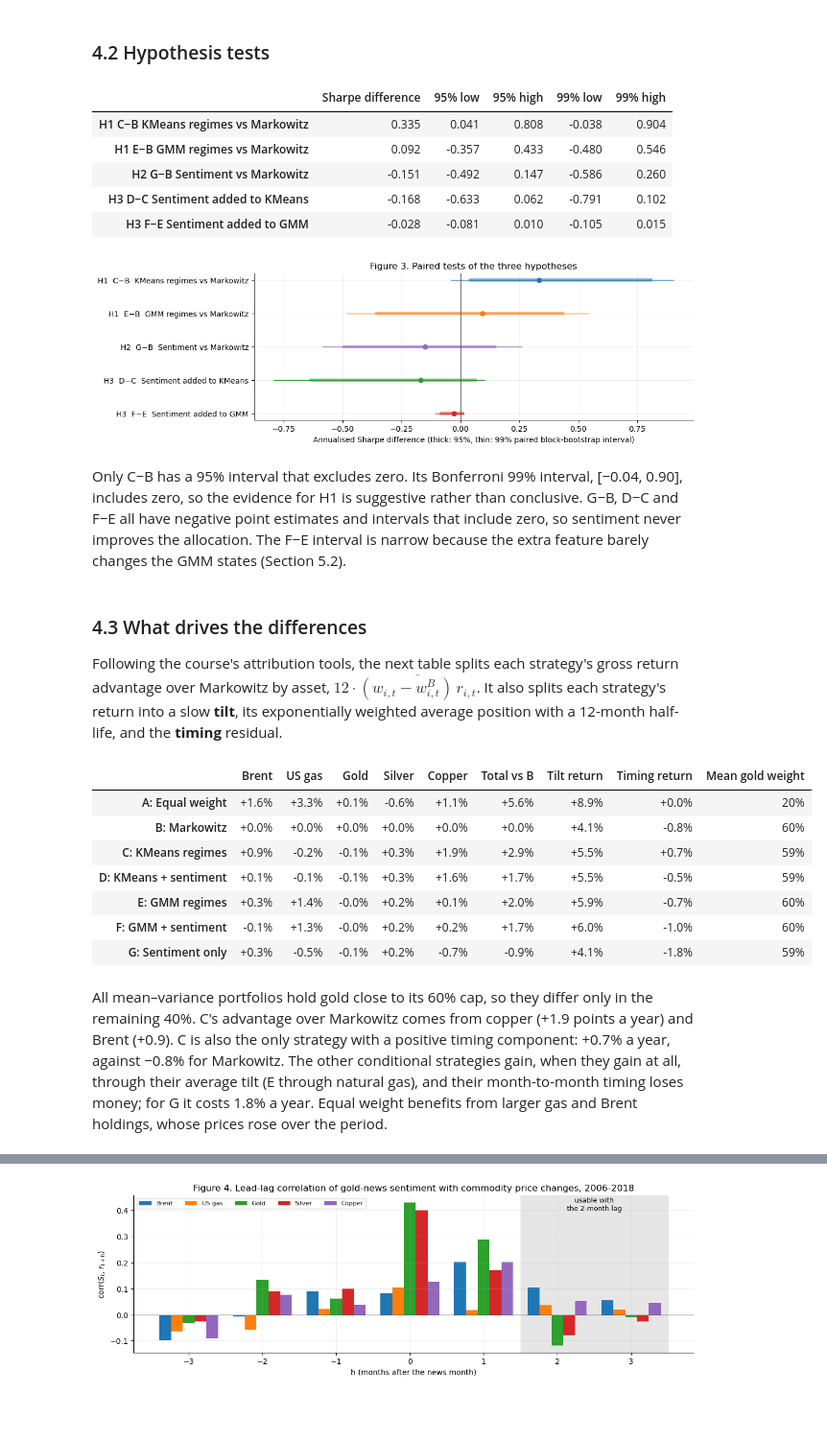
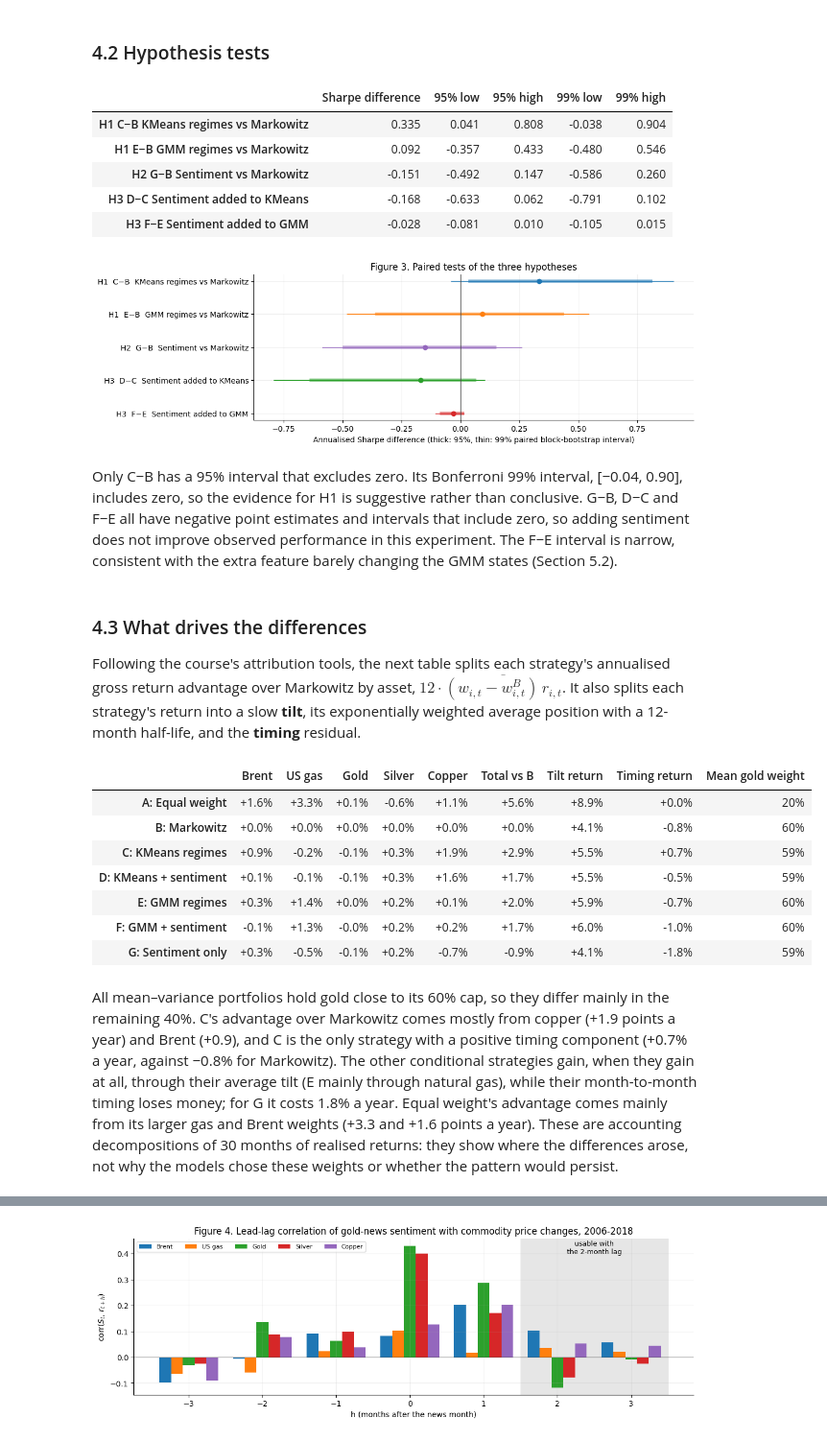
Before and after one commit to onsjd/Machine-learning-for-portfolio-management, a Jupyter notebook: Final_Research_Notebook.ipynb, the cells around one changed output, grey strips where cells are left out. Shown at 96% size. Saved outputs shown, nothing was run; the diff lists cells and outputs as text; code cells hidden in the pictures; blank space fills up the shorter version.

```diff
--- a/Final_Research_Notebook.ipynb
+++ b/Final_Research_Notebook.ipynb
@@ -268,9 +266,11 @@ def select_counts(data, train_idx, valid_idx):
         assert gm.converged_
         groups = km.predict(z_valid)
         silhouette = silhouette_score(z_valid, groups) if 1 < len(np.unique(groups)) < len(groups) else np.nan
-        rows.append({"k": k, "KMeans validation silhouette": silhouette, "GMM training BIC": gm.bic(z_train)})
+        rows.append({"k": k, "KMeans validation silhouette": silhouette,
+                     "KMeans validation groups": len(np.unique(groups)), "GMM training BIC": gm.bic(z_train)})
     table = pd.DataFrame(rows).set_index("k")
-    return {"KMeans": int(table.iloc[:, 0].idxmax()), "GMM": int(table.iloc[:, 1].idxmin())}, table
+    return {"KMeans": int(table["KMeans validation silhouette"].idxmax()),
+            "GMM": int(table["GMM training BIC"].idxmin())}, table
 
 def fit_memberships(data, algorithm, k, dev_idx, seed=SEED):
     """Fit the scaler and model on development months only; return memberships for every month."""
@@ -498,33 +500,33 @@ plt.show()
 | H2 G−B Sentiment vs Markowitz | -0.151 | -0.492 | 0.147 | -0.586 | 0.260 |
 | H3 D−C Sentiment added to KMeans | -0.168 | -0.633 | 0.062 | -0.791 | 0.102 |
 | H3 F−E Sentiment added to GMM | -0.028 | -0.081 | 0.010 | -0.105 | 0.015 |
-[figure, old version]
+[figure, new version]
 # %% [markdown]
-Only C−B has a 95% interval that excludes zero. Its Bonferroni 99% interval, [−0.04, 0.90], includes zero, so the evidence for H1 is suggestive rather than conclusive. G−B, D−C and F−E all have negative point estimates and intervals that include zero, so sentiment never improves the allocation. The F−E interval is narrow because the extra feature barely changes the GMM states (Section 5.2).
+Only C−B has a 95% interval that excludes zero. Its Bonferroni 99% interval, [−0.04, 0.90], includes zero, so the evidence for H1 is suggestive rather than conclusive. G−B, D−C and F−E all have negative point estimates and intervals that include zero, so adding sentiment does not improve observed performance in this experiment. The F−E interval is narrow, consistent with the extra feature barely changing the GMM states (Section 5.2).
 # %% [markdown]
 ### 4.3 What drives the differences
-Following the course's attribution tools, the next table splits each strategy's gross return advantage over Markowitz by asset, $12\cdot\overline{(w_{i,t}-w^{B}_{i,t})\,r_{i,t}}$. It also splits each strategy's return into a slow **tilt**, its exponentially weighted average position with a 12-month half-life, and the **timing** residual.
+Following the course's attribution tools, the next table splits each strategy's annualised gross return advantage over Markowitz by asset, $12\cdot\overline{(w_{i,t}-w^{B}_{i,t})\,r_{i,t}}$. It also splits each strategy's return into a slow **tilt**, its exponentially weighted average position with a 12-month half-life, and the **timing** residual.
 # %%
 r_test = ret.loc[test_dates]
 drivers = pd.DataFrame({key: ((weights[key] - weights["B"]) * r_test).mean() * 12 for key in NAMES}).T
 drivers.columns = ["Brent", "US gas", "Gold", "Silver", "Copper"]
 drivers["Total vs B"] = drivers.sum(axis=1)
 for key in NAMES:
     tilt = weights[key].ewm(halflife=12).mean()
     drivers.loc[key, "Tilt return"] = (tilt * r_test).sum(axis=1).mean() * 12
     drivers.loc[key, "Timing return"] = ((weights[key] - tilt) * r_test).sum(axis=1).mean() * 12
 drivers["Mean gold weight"] = [weights[key].gold.mean() for key in NAMES]
 drivers.index = [f"{key}: {DESCRIPTIONS[key]}" for key in NAMES]
-display(drivers.style.format("{:+.1%}").format("{:.0%}", subset=["Mean gold weight"]))
+display(drivers.apply(lambda col: col.map(("{:.0%}" if col.name == "Mean gold weight" else "{:+.1%}").format)))
 # %% [output]
 |  | Brent | US gas | Gold | Silver | Copper | Total vs B | Tilt return | Timing return | Mean gold weight |
 | A: Equal weight | +1.6% | +3.3% | +0.1% | -0.6% | +1.1% | +5.6% | +8.9% | +0.0% | 20% |
 | B: Markowitz | +0.0% | +0.0% | +0.0% | +0.0% | +0.0% | +0.0% | +4.1% | -0.8% | 60% |
 | C: KMeans regimes | +0.9% | -0.2% | -0.1% | +0.3% | +1.9% | +2.9% | +5.5% | +0.7% | 59% |
 | D: KMeans + sentiment | +0.1% | -0.1% | -0.1% | +0.3% | +1.6% | +1.7% | +5.5% | -0.5% | 59% |
-| E: GMM regimes | +0.3% | +1.4% | -0.0% | +0.2% | +0.1% | +2.0% | +5.9% | -0.7% | 60% |
+| E: GMM regimes | +0.3% | +1.4% | +0.0% | +0.2% | +0.1% | +2.0% | +5.9% | -0.7% | 60% |
 | F: GMM + sentiment | -0.1% | +1.3% | -0.0% | +0.2% | +0.2% | +1.7% | +6.0% | -1.0% | 60% |
 | G: Sentiment only | +0.3% | -0.5% | -0.1% | +0.2% | -0.7% | -0.9% | +4.1% | -1.8% | 59% |
 # %% [markdown]
-All mean–variance portfolios hold gold close to its 60% cap, so they differ only in the remaining 40%. C's advantage over Markowitz comes from copper (+1.9 points a year) and Brent (+0.9). C is also the only strategy with a positive timing component: +0.7% a year, against −0.8% for Markowitz. The other conditional strategies gain, when they gain at all, through their average tilt (E through natural gas), and their month-to-month timing loses money; for G it costs 1.8% a year. Equal weight benefits from larger gas and Brent holdings, whose prices rose over the period.
+All mean–variance portfolios hold gold close to its 60% cap, so they differ mainly in the remaining 40%. C's advantage over Markowitz comes mostly from copper (+1.9 points a year) and Brent (+0.9), and C is the only strategy with a positive timing component (+0.7% a year, against −0.8% for Markowitz). The other conditional strategies gain, when they gain at all, through their average tilt (E mainly through natural gas), while their month-to-month timing loses money; for G it costs 1.8% a year. Equal weight's advantage comes mainly from its larger gas and Brent weights (+3.3 and +1.6 points a year). These are accounting decompositions of 30 months of realised returns: they show where the differences arose, not why the models chose these weights or whether the pattern would persist.
 # %% [markdown]
```
Also changed, not shown: parts of 15 cells of this notebook.
